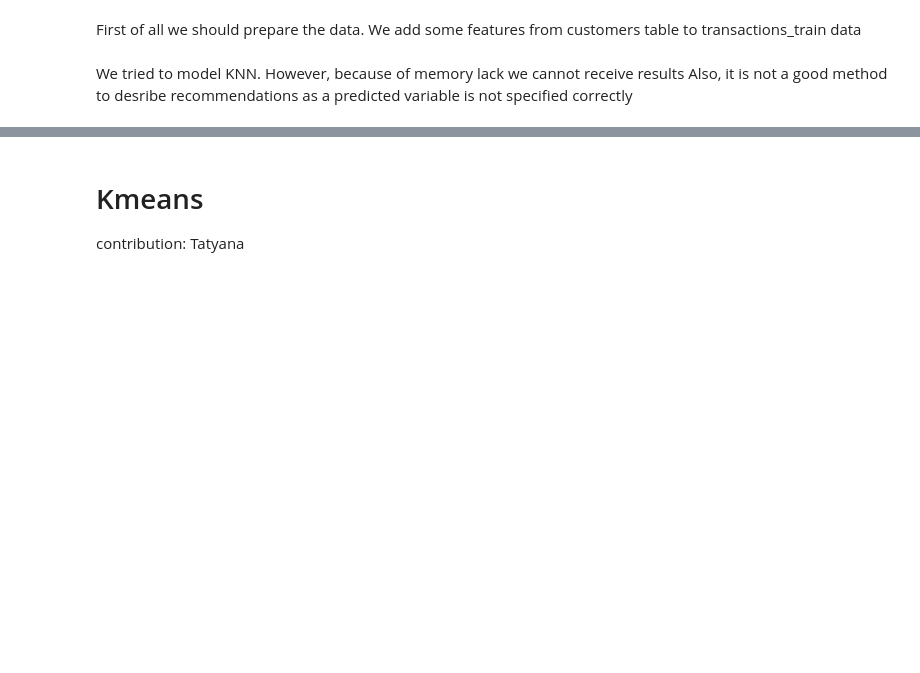
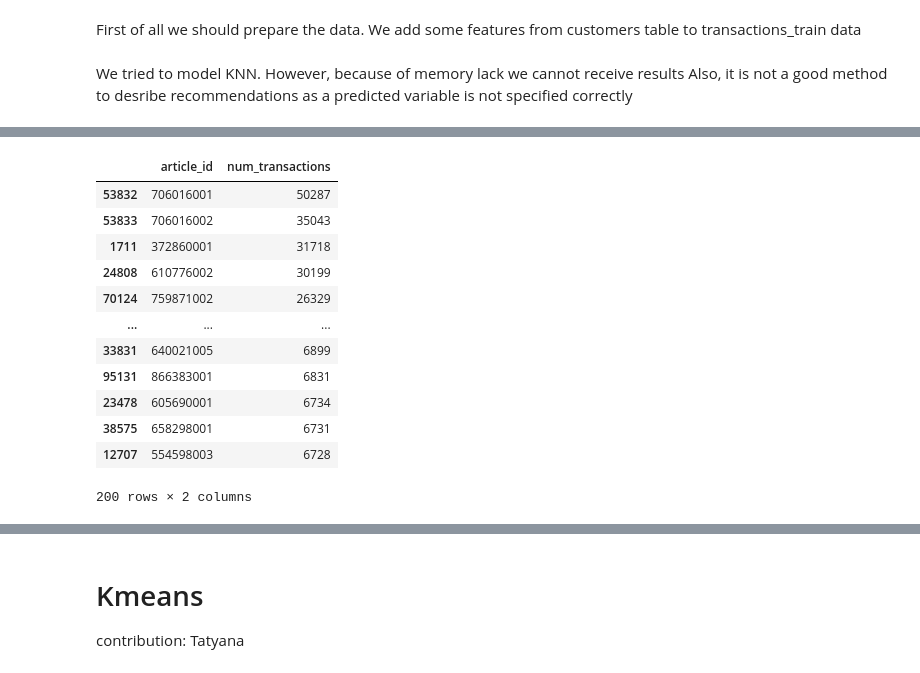
Before and after one commit to krisster/MLDM_project, a Jupyter notebook: H&M_project_test2.ipynb, the cells around one changed output, grey strips where cells are left out. Saved outputs shown, nothing was run; the diff lists cells and outputs as text; code cells hidden in the pictures; blank space fills up the shorter version.

```diff
--- a/H&M_project_test2.ipynb
+++ b/H&M_project_test2.ipynb
@@ -61,4 +61,4 @@ with ZipFile('h-and-m-personalized-fashion-recommendations.zip', 'r') as zipObj:
 # Read data
 articles = pd.read_csv("articles.csv")
 customers = pd.read_csv("customers.csv")
-#transactions = pd.read_csv("transactions_train.csv") # or "new_trans.csv"
+transactions = pd.read_csv("transactions_train.csv") # or "new_trans.csv"
@@ -369,0 +347,6 @@ Also, it is not a good method to desribe recommendations as a predicted variable
+# %%
+# Set the top of popular items
+most_transactions = transactions.groupby(["article_id"], as_index = False)["customer_id"].count()
+most_transactions = most_transactions.rename(columns={"customer_id":"num_transactions"})
+most_transactions = most_transactions.sort_values("num_transactions", ascending = False)
+most_transactions.head(10)
@@ -369,0 +368,16 @@ Also, it is not a good method to desribe recommendations as a predicted variable
+# %%
+most_transactions
+# %% [output]
+|  | article_id | num_transactions |
+| 53832 | 706016001 | 50287 |
+| 53833 | 706016002 | 35043 |
+| 1711 | 372860001 | 31718 |
+| 24808 | 610776002 | 30199 |
+| 70124 | 759871002 | 26329 |
+| ... | ... | ... |
+| 33831 | 640021005 | 6899 |
+| 95131 | 866383001 | 6831 |
+| 23478 | 605690001 | 6734 |
+| 38575 | 658298001 | 6731 |
+| 12707 | 554598003 | 6728 |
+200 rows × 2 columns
```
Also changed, not shown: parts of 52 cells of this notebook.
